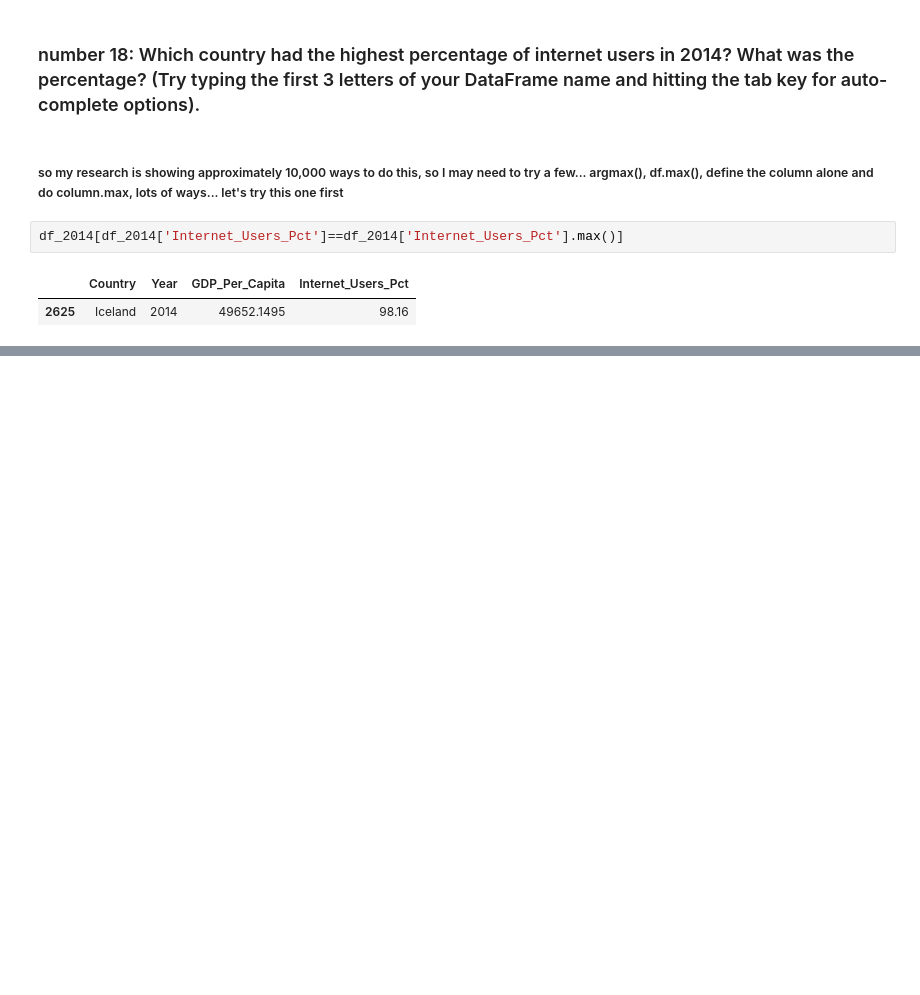
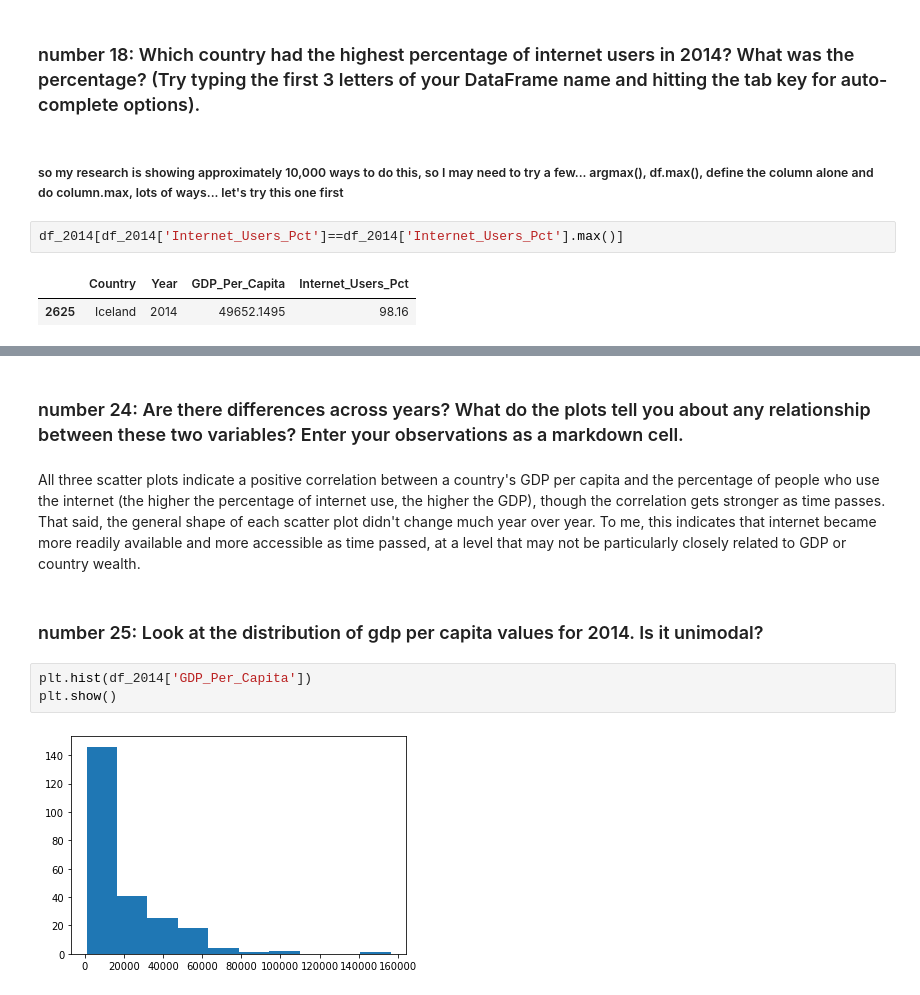
Before and after one commit to NSS-Data-Analytics-Cohort-6/gdp-and-internet-usage-atinglis314, a Jupyter notebook: notebooks/gdp_and_internet_usage_script.ipynb, the cells around one changed output, grey strips where cells are left out. Saved outputs shown, nothing was run; the diff lists cells and outputs as text; blank space fills up the shorter version.

```diff
--- a/notebooks/gdp_and_internet_usage_script.ipynb
+++ b/notebooks/gdp_and_internet_usage_script.ipynb
@@ -435,0 +532,11 @@ I want to do more research and find other ways to do this to make sure this answ
+# %% [markdown]
+### number 24: Are there differences across years? What do the plots tell you about any relationship between these two variables? Enter your observations as a markdown cell.
+# %% [markdown]
+All three scatter plots indicate a positive correlation between a country's GDP per capita and the percentage of people who use the internet (the higher the percentage of internet use, the higher the GDP), though the correlation gets stronger as time passes. That said, the general shape of each scatter plot didn't change much year over year. To me, this indicates that internet became more readily available and more accessible as time passed, at a level that may not be particularly closely related to GDP or country wealth.
+# %% [markdown]
+### number 25: Look at the distribution of gdp per capita values for 2014. Is it unimodal?
+# %%
+plt.hist(df_2014['GDP_Per_Capita'])
+plt.show()
+# %% [output]
+[figure, added]
```
Also changed, not shown: parts of 30 cells of this notebook.
